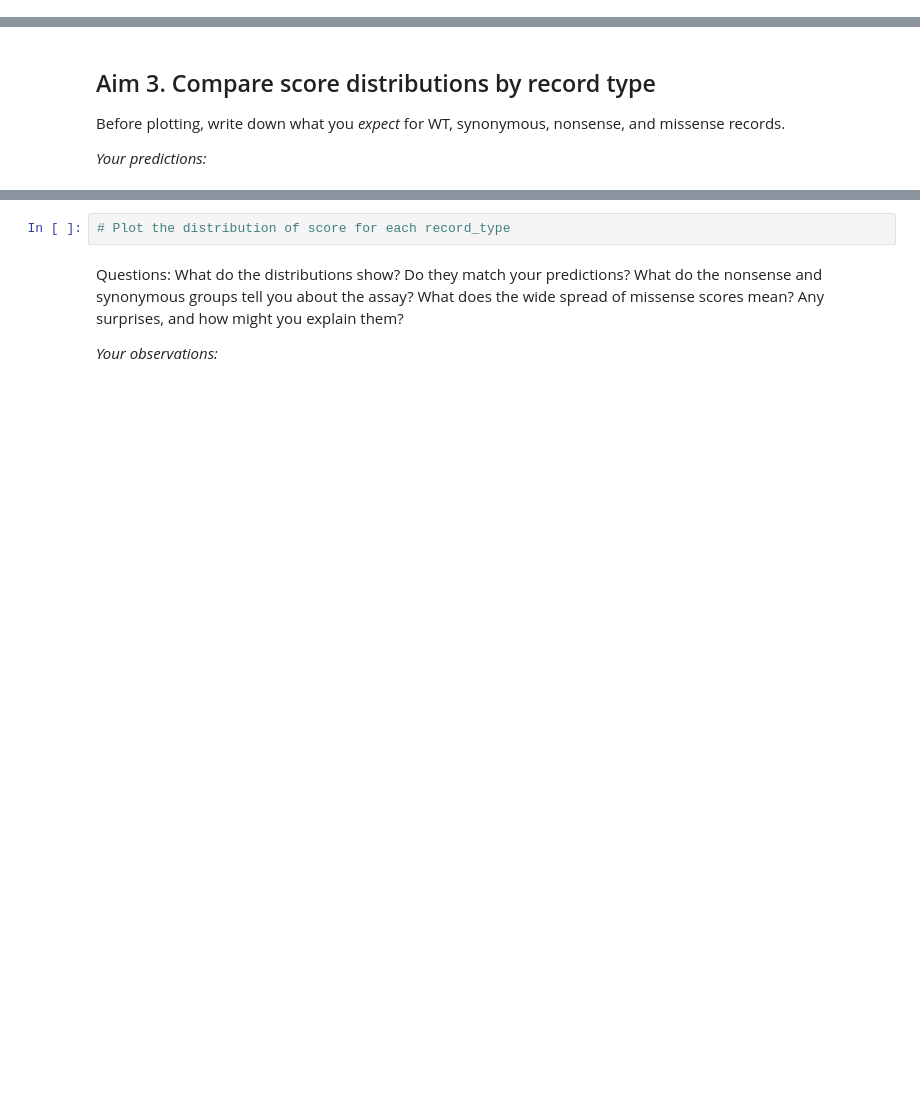
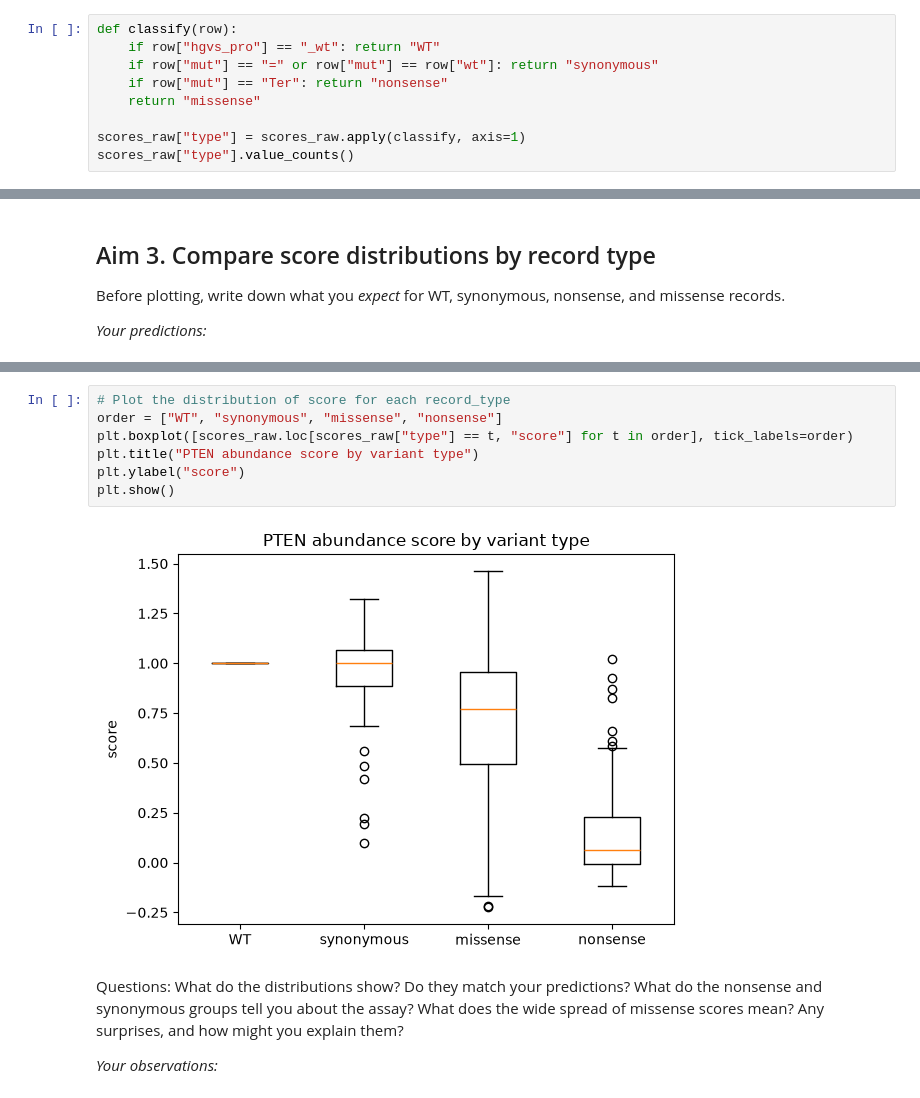
Before and after one commit to Vijay-Kiran-C/CMSB_Python1_Proj1_MAVE, a Jupyter notebook: code/final_code/session-2-dataAudit.ipynb, the cells around one changed output, grey strips where cells are left out. Drawn from its saved outputs; the diff is of its cells as text; blank space fills up the shorter version.

```diff
--- a/code/final_code/session-2-dataAudit.ipynb
+++ b/code/final_code/session-2-dataAudit.ipynb
@@ -87,0 +177,9 @@ A FASTA file is plain text: a header line beginning with `>`, then the sequence
+# %%
+def classify(row):
+    if row["hgvs_pro"] == "_wt": return "WT"
+    if row["mut"] == "=" or row["mut"] == row["wt"]: return "synonymous"
+    if row["mut"] == "Ter": return "nonsense"
+    return "missense"
+
+scores_raw["type"] = scores_raw.apply(classify, axis=1)
+scores_raw["type"].value_counts()
@@ -111,5 +238,12 @@ Before plotting, write down what you *expect* for WT, synonymous, nonsense, and
 # %%
 # Plot the distribution of score for each record_type
+order = ["WT", "synonymous", "missense", "nonsense"]
+plt.boxplot([scores_raw.loc[scores_raw["type"] == t, "score"] for t in order], tick_labels=order)
+plt.title("PTEN abundance score by variant type")
+plt.ylabel("score")
+plt.show()
+# %% [output]
+[figure, added]
 # %% [markdown]
 Questions: What do the distributions show? Do they match your predictions? What do the nonsense and synonymous groups tell you about the assay? What does the wide spread of missense scores mean? Any surprises, and how might you explain them?
 
```
Also changed, not shown: parts of 15 cells of this notebook, 18 other files.
